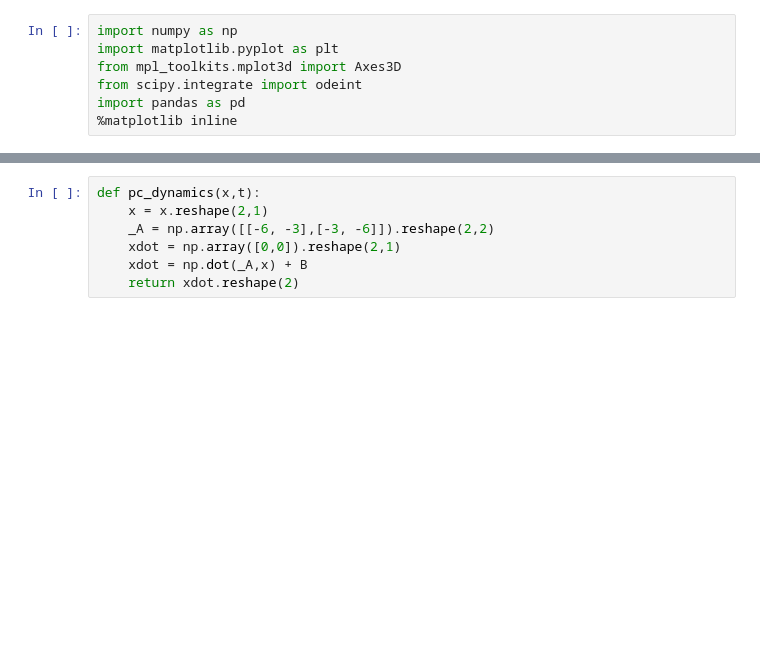
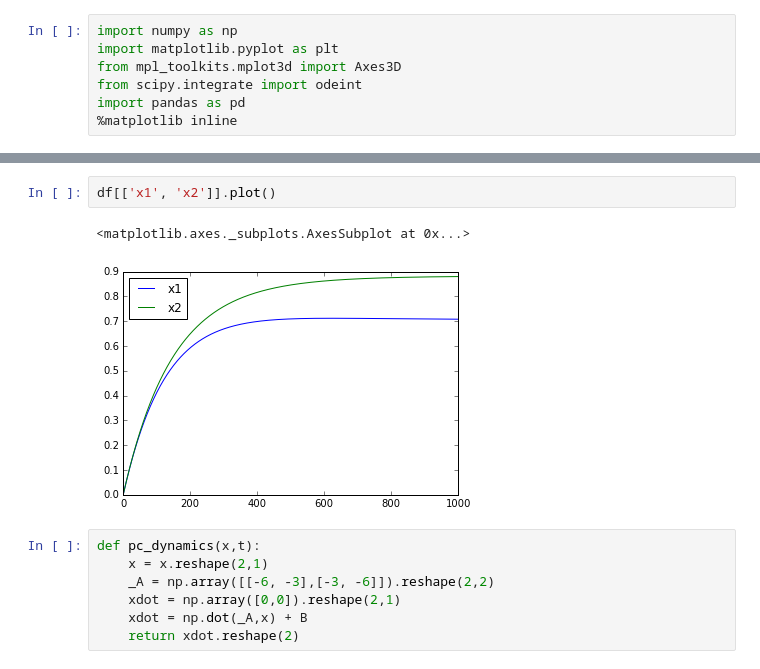
Before and after one commit to wdurhamh/coop_sims, a Jupyter notebook: NC and PC.ipynb, the cells around one changed output, grey strips where cells are left out. Cells and saved outputs as stored; diff of their text form; blank space fills up the shorter version.

```diff
--- a/NC and PC.ipynb
+++ b/NC and PC.ipynb
@@ -31,3 +39,8 @@ plt.savefig("non_cooperative")
+# %%
+df[['x1', 'x2']].plot()
+# %% [output]
+<matplotlib.axes._subplots.AxesSubplot at 0x...>
+[figure, added]
 # %%
 def pc_dynamics(x,t):
     x = x.reshape(2,1)
```
Also changed, not shown: parts of 5 cells of this notebook, 2 other files.
